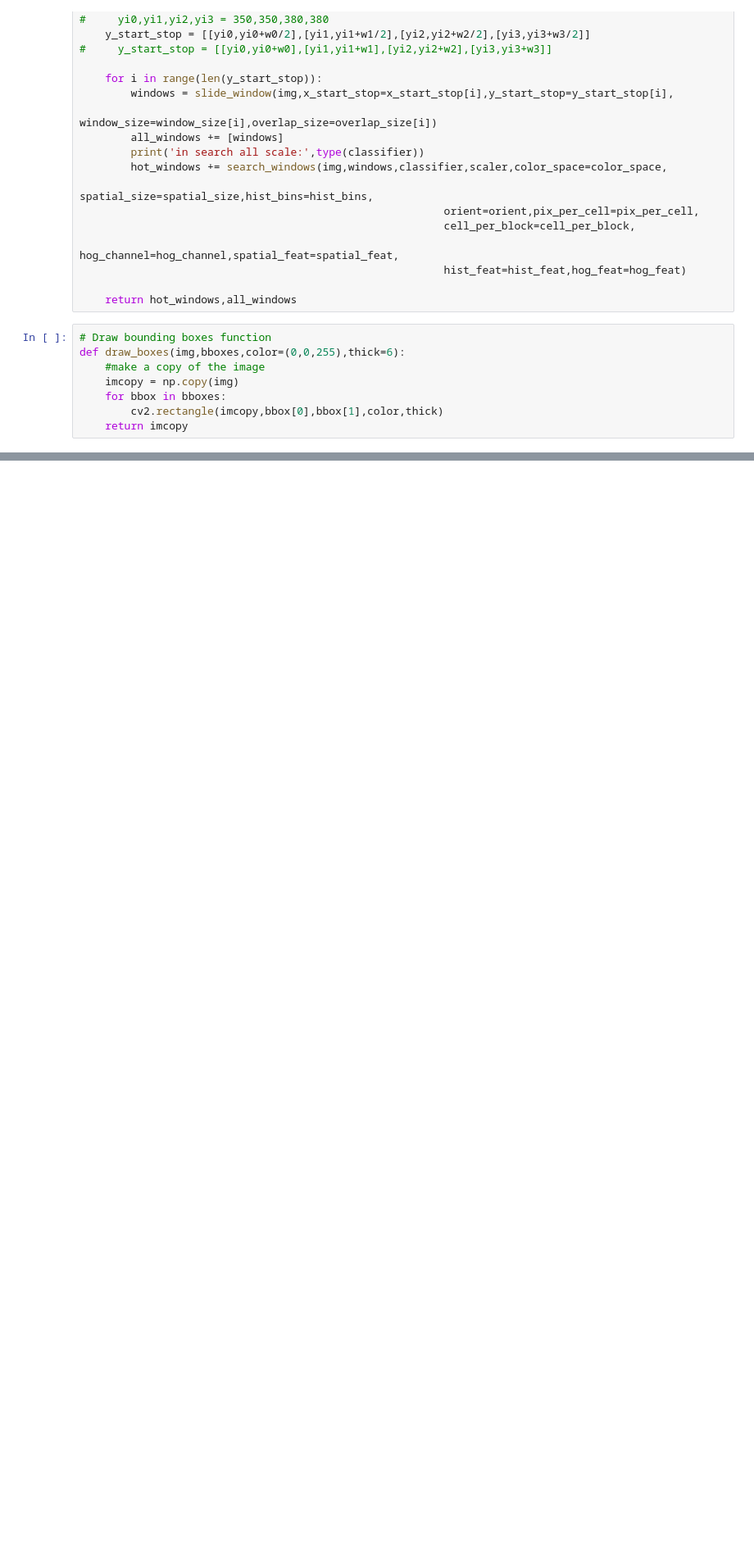
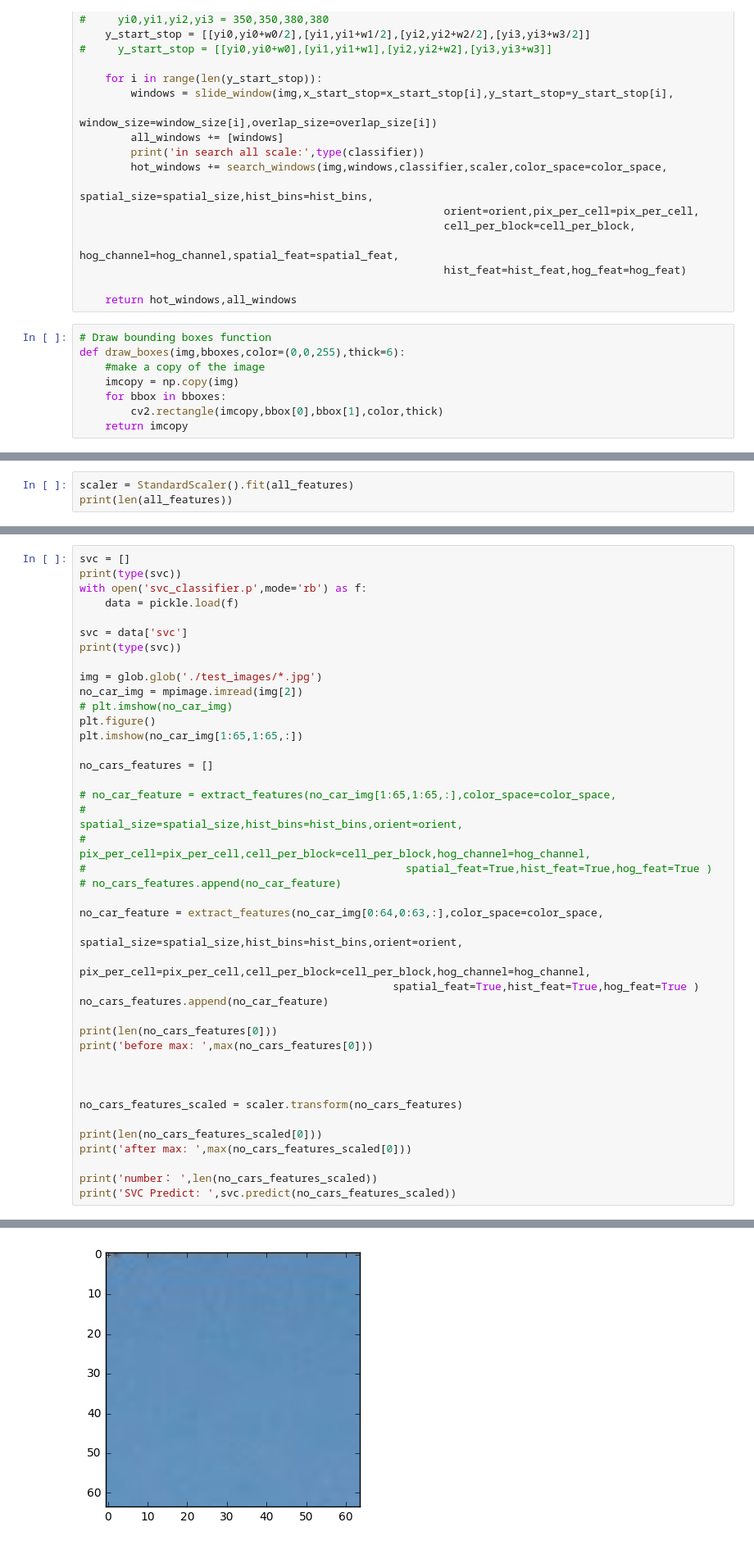
Before and after one commit to xtsxisaxns/Vehicle-Detection, a Jupyter notebook: vehicle-detection.ipynb, the cells around one changed output, grey strips where cells are left out. Shown at 82% size. Saved outputs shown, nothing was run; the diff lists cells and outputs as text; blank space fills up the shorter version.

```diff
--- a/vehicle-detection.ipynb
+++ b/vehicle-detection.ipynb
@@ -570,0 +571,3 @@ pre_true:  324
+# %%
+scaler = StandardScaler().fit(all_features)
+print(len(all_features))
@@ -570,0 +576,42 @@ pre_true:  324
+# %%
+svc = []
+print(type(svc))
+with open('svc_classifier.p',mode='rb') as f:
+    data = pickle.load(f)
+
+svc = data['svc']
+print(type(svc))
+
+img = glob.glob('./test_images/*.jpg')
+no_car_img = mpimage.imread(img[2])
+# plt.imshow(no_car_img)
+plt.figure()
+plt.imshow(no_car_img[1:65,1:65,:])
+
+no_cars_features = []
+
+# no_car_feature = extract_features(no_car_img[1:65,1:65,:],color_space=color_space,
+#                                                spatial_size=spatial_size,hist_bins=hist_bins,orient=orient,
+#                                                 pix_per_cell=pix_per_cell,cell_per_block=cell_per_block,hog_channel=hog_channel,
+#                                                  spatial_feat=True,hist_feat=True,hog_feat=True )
+# no_cars_features.append(no_car_feature)
+
+no_car_feature = extract_features(no_car_img[0:64,0:63,:],color_space=color_space,
+                                               spatial_size=spatial_size,hist_bins=hist_bins,orient=orient,
+                                                pix_per_cell=pix_per_cell,cell_per_block=cell_per_block,hog_channel=hog_channel,
+                                                 spatial_feat=True,hist_feat=True,hog_feat=True )
+no_cars_features.append(no_car_feature)
+
+print(len(no_cars_features[0]))
+print('before max: ',max(no_cars_features[0]))
+
+
+
+no_cars_features_scaled = scaler.transform(no_cars_features)
+
+print(len(no_cars_features_scaled[0]))
+print('after max: ',max(no_cars_features_scaled[0]))
+
+print('number： ',len(no_cars_features_scaled))
+print('SVC Predict: ',svc.predict(no_cars_features_scaled))
+# %% [output]
@@ -570,0 +626 @@ pre_true:  324
+[figure, added]
```
Also changed, not shown: parts of 13 cells of this notebook.
